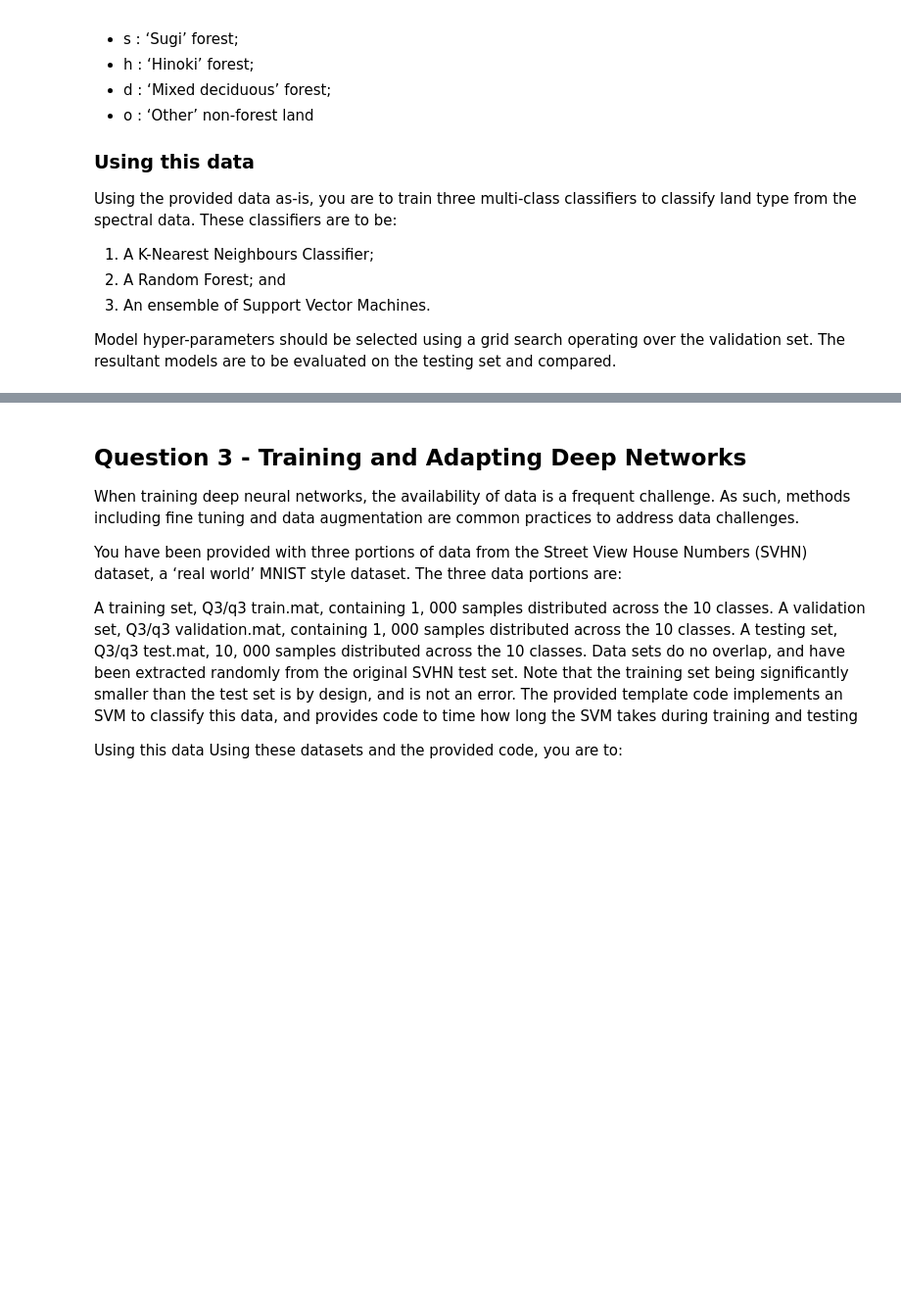
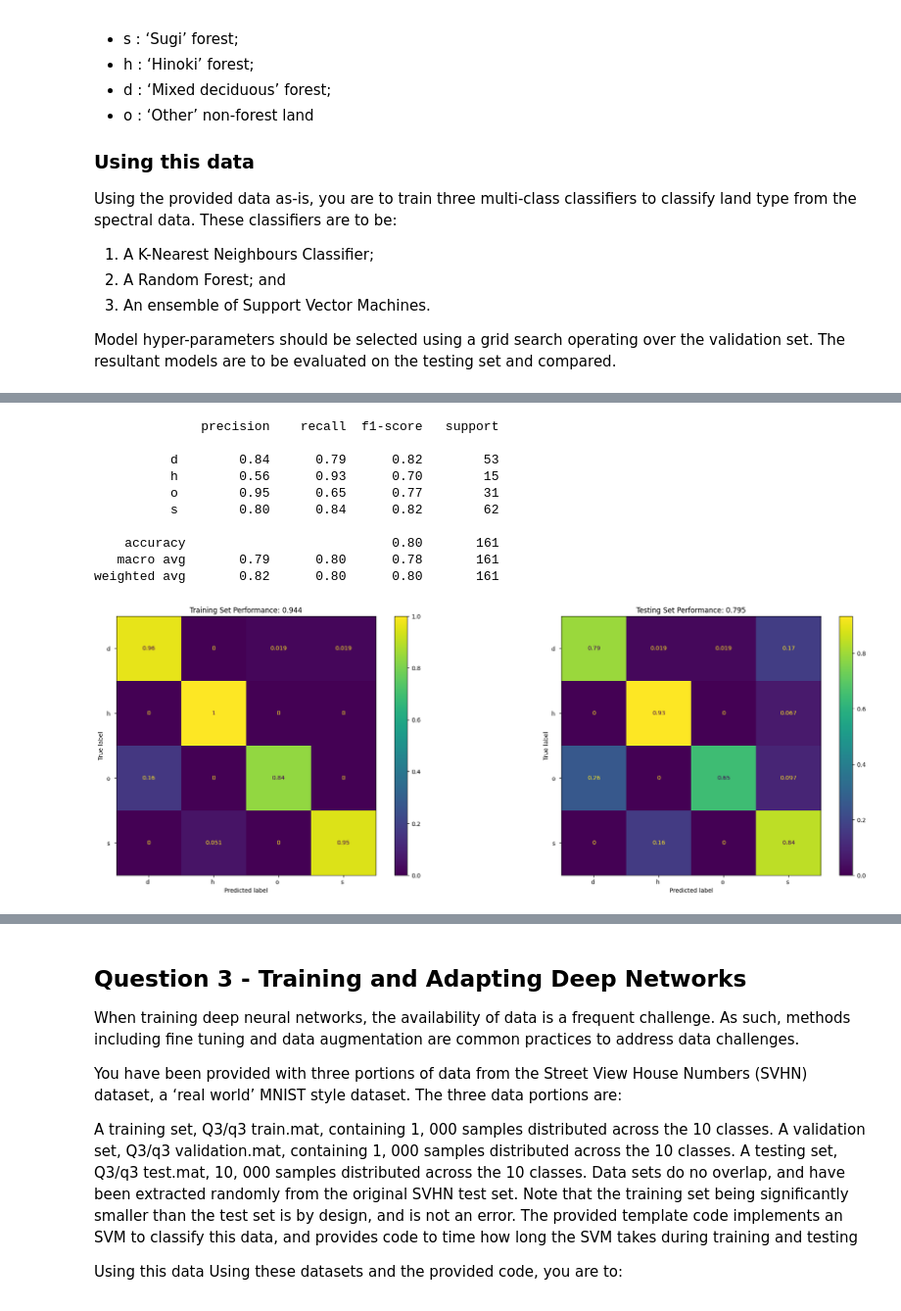
Before and after one commit to aidanlockwood20/CAB420-Codebase, a Jupyter notebook: Assessment/assignment_1a/assignment_1a.ipynb, the cells around one changed output, grey strips where cells are left out. Shown at 98% size. Saved outputs shown, nothing was run; the diff lists cells and outputs as text; code cells hidden in the pictures; blank space fills up the shorter version.

```diff
--- a/Assessment/assignment_1a/assignment_1a.ipynb
+++ b/Assessment/assignment_1a/assignment_1a.ipynb
@@ -50,3 +59,13 @@ def eval_model_metrics(model, X_train, Y_train):
+# %%
+def eval_model(model, X_train, Y_train, X_test, Y_test):
+    fig = plt.figure(figsize=[25, 8])
+    ax = fig.add_subplot(1, 2, 1)
+    conf = ConfusionMatrixDisplay.from_estimator(model, X_train, Y_train, normalize='true', ax=ax)
+    conf.ax_.set_title('Training Set Performance: %1.3f' % (sum(model.predict(X_train) == Y_train)/len(Y_train)));
+    ax = fig.add_subplot(1, 2, 2)
+    conf = ConfusionMatrixDisplay.from_estimator(model, X_test, Y_test, normalize='true', ax=ax)
+    conf.ax_.set_title('Testing Set Performance: %1.3f' % (sum(model.predict(X_test) == Y_test)/len(Y_test)));
+    print(classification_report(Y_test, model.predict(X_test)))
 # %% [markdown]
 ## Question 1 - Regression
 The data in the Q1 directory in CAB420 Assessment 1A Data.zip contains socio-economic data from the 1990 US census for various US communities, and the number of violent crimes per capita (in the column ViolentCrimesPerPop). The purpose of the data is to explore the link between the various socio-economic factors and crime. The provided data has been split into training (communities train), validation (communities val), and testing (communities test) sets.
@@ -347,0 +473,14 @@ Model hyper-parameters should be selected using a grid search operating over the
+# %%
+eval_model(cknn_model, X_q2_train, y_q2_train, X_q2_test, y_q2_test)
+# %% [output]
+              precision    recall  f1-score   support
+
+          d        0.84      0.79      0.82        53
+          h        0.56      0.93      0.70        15
+          o        0.95      0.65      0.77        31
+          s        0.80      0.84      0.82        62
+
+    accuracy                           0.80       161
+   macro avg       0.79      0.80      0.78       161
+weighted avg       0.82      0.80      0.80       161
+[figure, added]
```
Also changed, not shown: parts of 43 cells of this notebook, 3 other files.
